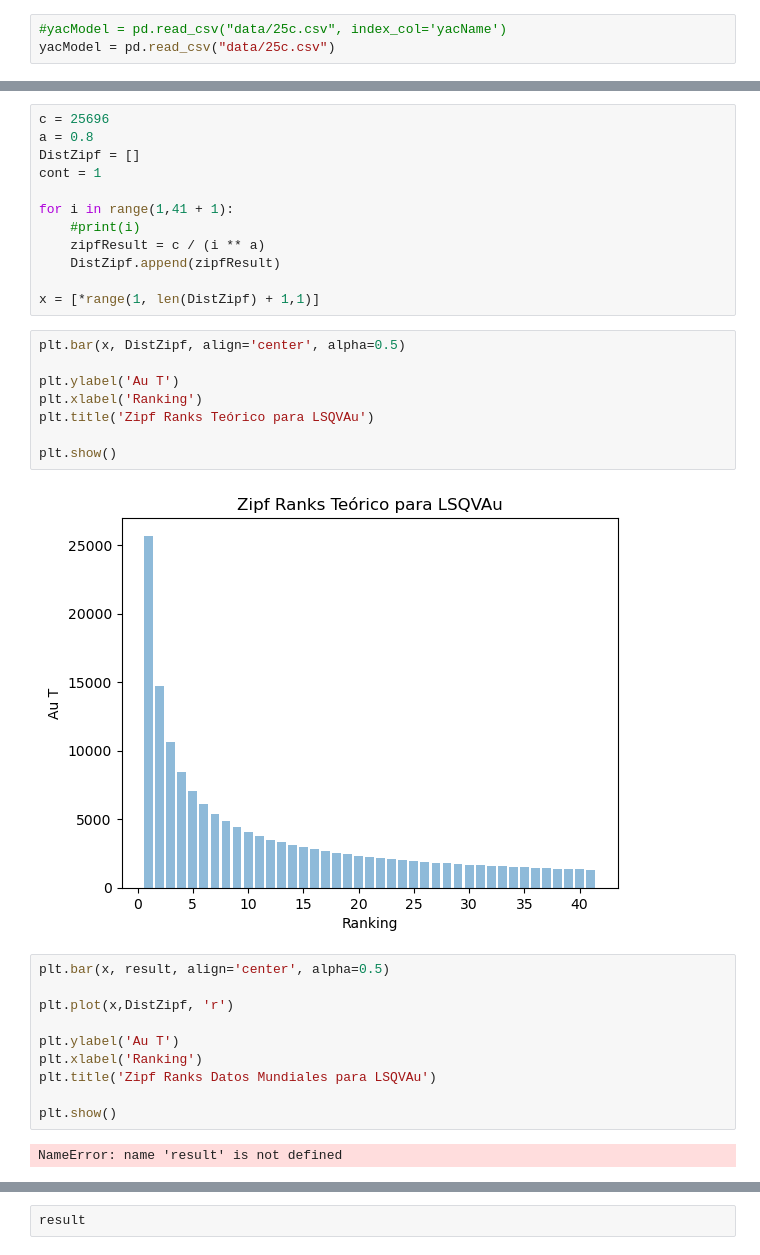
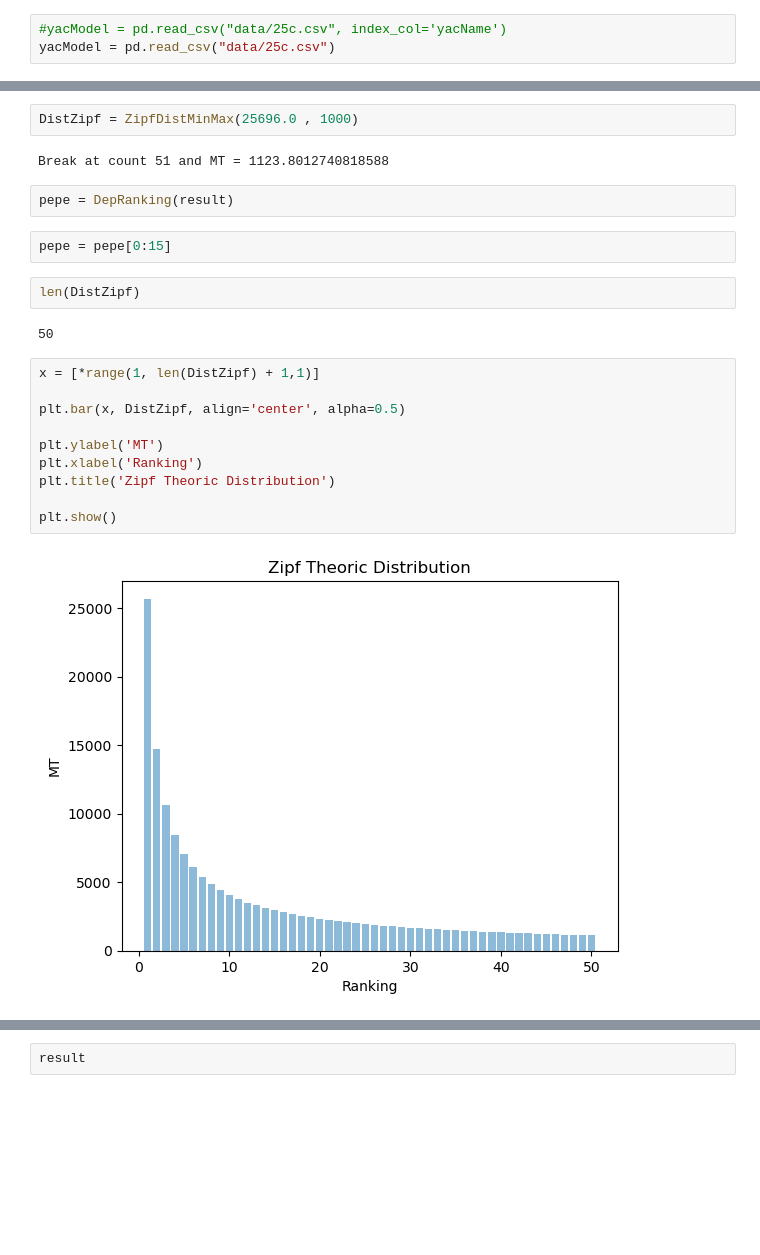
Before and after one commit to gasato/NumericalMiningDepositsModelling, a Jupyter notebook: Zipf.ipynb, the cells around one changed output, grey strips where cells are left out. Cells and saved outputs as stored; diff of their text form; blank space fills up the shorter version.

Commit message:
add functions ZipfDistMinMax, DepositZipfRanking

```diff
--- a/Zipf.ipynb
+++ b/Zipf.ipynb
@@ -93,34 +165,24 @@ KeyError: 'Au'
-# %%
-c = 25696
-a = 0.8
-DistZipf = []
-cont = 1
-
-for i in range(1,41 + 1):
-    #print(i)
-    zipfResult = c / (i ** a)
-    DistZipf.append(zipfResult)
-
-x = [*range(1, len(DistZipf) + 1,1)]
+# %%
+DistZipf = ZipfDistMinMax(25696.0 , 1000)
+# %% [output]
+Break at count 51 and MT = 1123.8012740818588
+# %%
+pepe = DepRanking(result)
+# %%
+pepe = pepe[0:15]
+# %%
+len(DistZipf)
+# %% [output]
+50
 # %%
+x = [*range(1, len(DistZipf) + 1,1)]
+
 plt.bar(x, DistZipf, align='center', alpha=0.5)
 
-plt.ylabel('Au T')
+plt.ylabel('MT')
 plt.xlabel('Ranking')
-plt.title('Zipf Ranks Teórico para LSQVAu')
+plt.title('Zipf Theoric Distribution')
 
 plt.show()
 # %% [output]
-[figure, old version]
+[figure, new version]
-# %%
-plt.bar(x, result, align='center', alpha=0.5)
-
-plt.plot(x,DistZipf, 'r')
-
-plt.ylabel('Au T')
-plt.xlabel('Ranking')
-plt.title('Zipf Ranks Datos Mundiales para LSQVAu')
-
-plt.show()
-# %% [output]
-NameError: name 'result' is not defined
```
Also changed, not shown: parts of 13 cells of this notebook.
